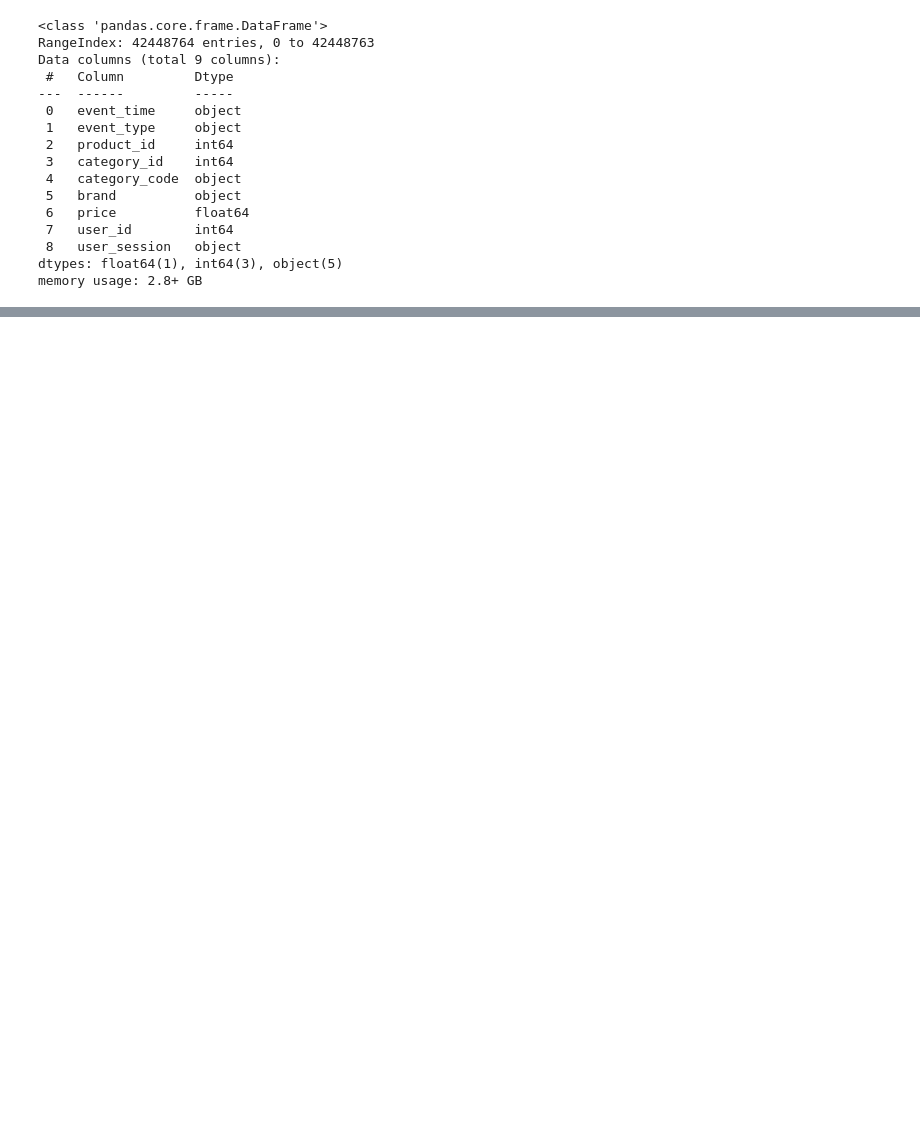
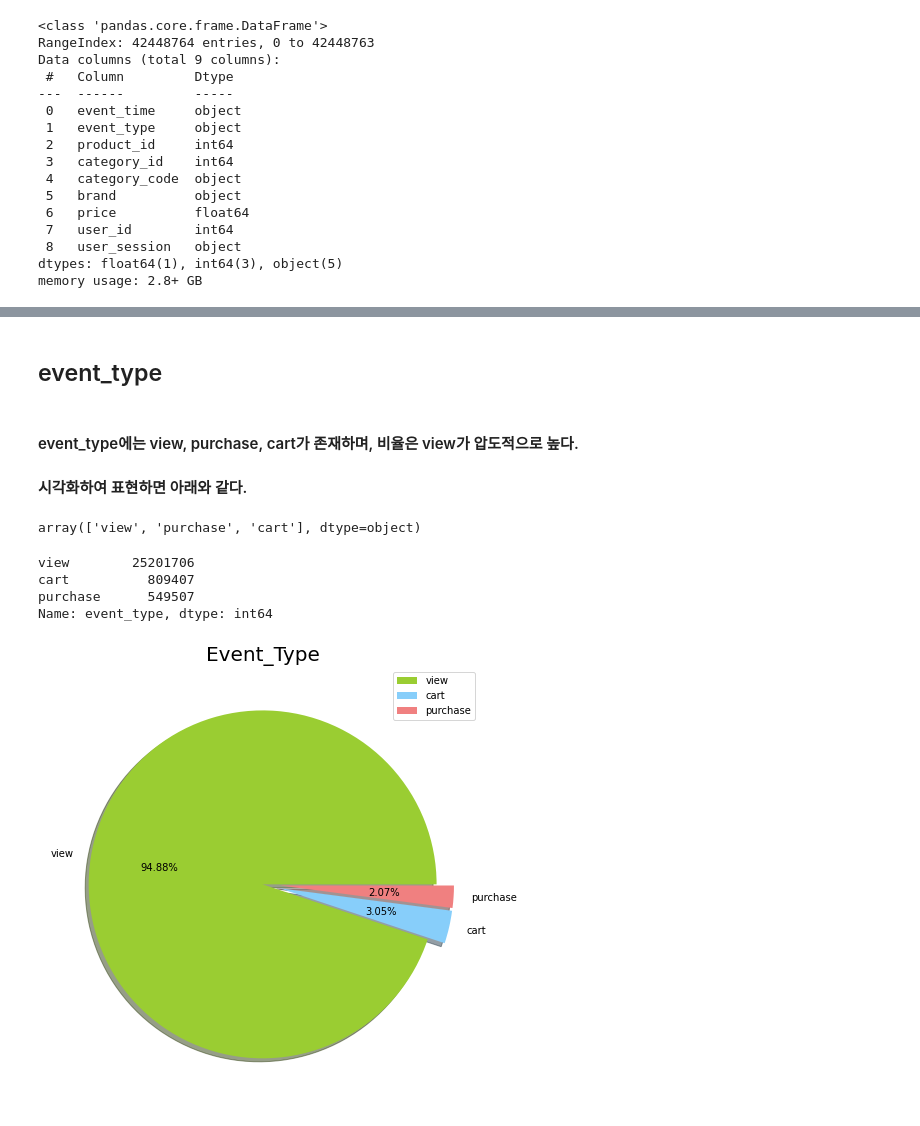
Before and after one commit to JunSeokCheon/eCommerce_weblog_analysis, a Jupyter notebook: eCommerce_weblog_preprocessing.ipynb, the cells around one changed output, grey strips where cells are left out. Saved outputs shown, nothing was run; the diff lists cells and outputs as text; code cells hidden in the pictures; blank space fills up the shorter version.

```diff
--- a/eCommerce_weblog_preprocessing.ipynb
+++ b/eCommerce_weblog_preprocessing.ipynb
@@ -71,0 +229,30 @@ len(ecommerce_df['brand'].unique())
+# %% [markdown]
+## event_type
+# %% [markdown]
+#### event_type에는 view, purchase, cart가 존재하며, 비율은 view가 압도적으로 높다.
+#### 시각화하여 표현하면 아래와 같다.
+# %%
+aft_ecommerce_df['event_type'].unique()
+# %% [output]
+array(['view', 'purchase', 'cart'], dtype=object)
+# %%
+aft_ecommerce_df['event_type'].value_counts()
+# %% [output]
+view        25201706
+cart          809407
+purchase      549507
+Name: event_type, dtype: int64
+# %%
+labels = ['view', 'cart','purchase']
+size = aft_ecommerce_df['event_type'].value_counts()
+colors = ['yellowgreen', 'lightskyblue','lightcoral']
+explode = [0, 0.1,0.1]
+
+plt.rcParams['figure.figsize'] = (8, 8)
+plt.pie(size, colors = colors, explode = explode, labels = labels, shadow = True, autopct = '%.2f%%')
+plt.title('Event_Type', fontsize = 20)
+plt.axis('off')
+plt.legend()
+plt.show()
+# %% [output]
+[figure, added]
```
Also changed, not shown: parts of 48 cells of this notebook.
